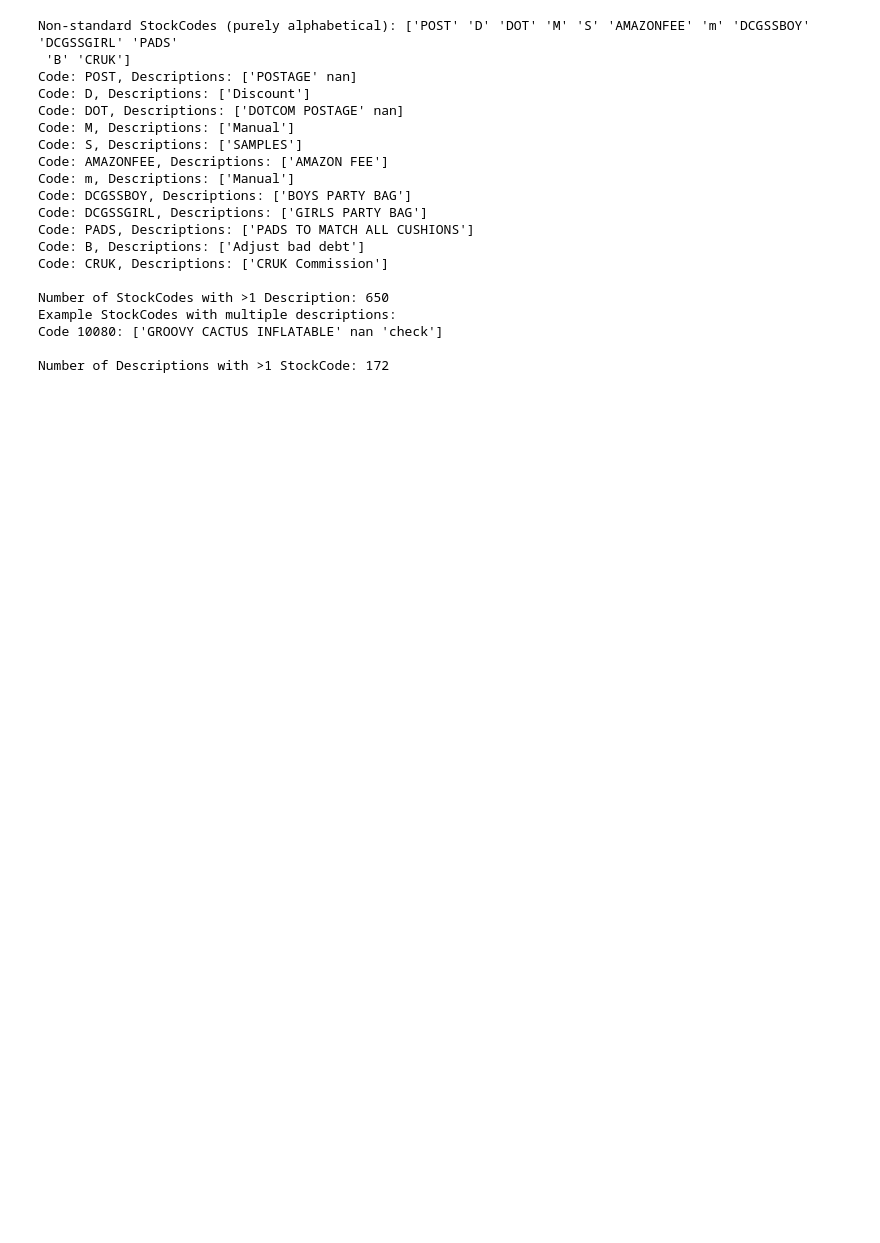
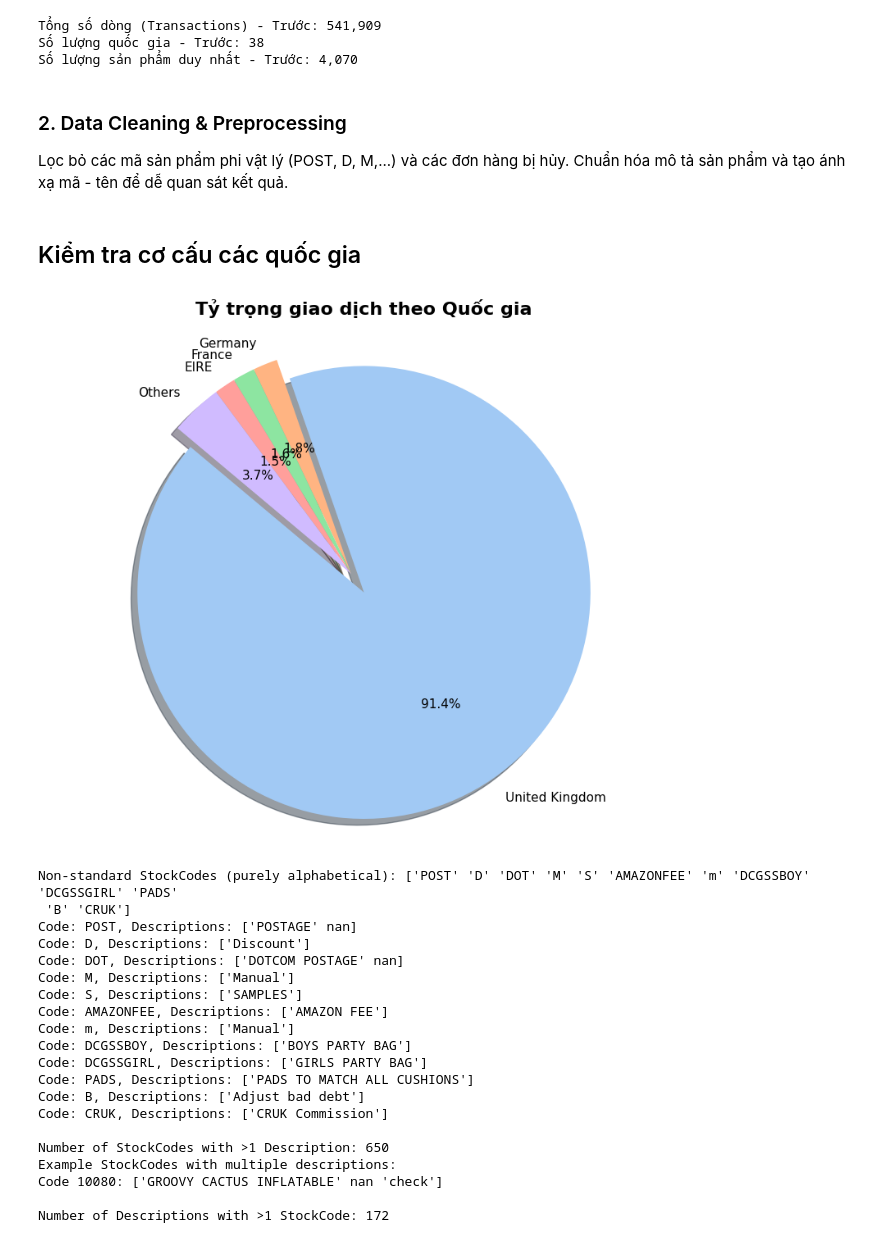
Before and after one commit to tiennam-nguyen/Market-Basket-Analysis-Retail, a Jupyter notebook: online-retail-transaction.ipynb, the cells around one changed output. Saved outputs shown, nothing was run; the diff lists cells and outputs as text; code cells hidden in the pictures; blank space fills up the shorter version.

```diff
--- a/online-retail-transaction.ipynb
+++ b/online-retail-transaction.ipynb
@@ -1 +23,62 @@
+# %%
+import pandas as pd
+import os
+
+path = '/kaggle/input/datasets/ulrikthygepedersen/online-retail-dataset/online_retail.csv' if os.path.exists('/kaggle') else 'online_retail.csv'
+df = pd.read_csv(path, encoding='latin1')
+
+print(f"Tổng số dòng (Transactions) - Trước: {len(df):,}")
+print(f"Số lượng quốc gia - Trước: {df['Country'].nunique()}")
+print(f"Số lượng sản phẩm duy nhất - Trước: {df['StockCode'].nunique():,}")
+# %% [output]
+Tổng số dòng (Transactions) - Trước: 541,909
+Số lượng quốc gia - Trước: 38
+Số lượng sản phẩm duy nhất - Trước: 4,070
+# %% [markdown]
+### 2. Data Cleaning & Preprocessing
+Lọc bỏ các mã sản phẩm phi vật lý (POST, D, M,...) và các đơn hàng bị hủy. Chuẩn hóa mô tả sản phẩm và tạo ánh xạ mã - tên để dễ quan sát kết quả.
+# %% [markdown]
+## Kiểm tra cơ cấu các quốc gia
+# %%
+import matplotlib.pyplot as plt
+import pandas as pd
+import seaborn as sns
+import warnings
+warnings.filterwarnings('ignore', category=FutureWarning)
+# --- TỔNG QUAN VỀ QUỐC GIA (Overview EDA) ---
+# Đếm số lượng dòng dữ liệu (hoặc giao dịch) của từng quốc gia
+country_counts = df['Country'].value_counts()
+
+# Tính ngưỡng 1% tổng số giao dịch
+threshold = 0.01 * country_counts.sum()
+
+# Tách nhóm các quốc gia lớn (>1%) và gom các quốc gia nhỏ (<1%) thành 'Others'
+main_countries = country_counts[country_counts >= threshold]
+other_countries_sum = country_counts[country_counts < threshold].sum()
+other_countries = pd.Series([other_countries_sum], index=['Others'])
+
+# Gộp dữ liệu để vẽ
+plot_data = pd.concat([main_countries, other_countries])
+
+# Vẽ biểu đồ Pie Chart
+plt.figure(figsize=(10, 8))
+colors = sns.color_palette('pastel')[0:len(plot_data)]
+
+# Tạo pie chart với shadow và explode để làm nổi bật UK
+explode = [0.1 if index == 'United Kingdom' else 0 for index in plot_data.index]
+
+plt.pie(plot_data,
+        labels=plot_data.index,
+        autopct='%1.1f%%',
+        startangle=140,
+        colors=colors,
+        explode=explode,
+        shadow=True,
+        textprops={'fontsize': 11})
+
+plt.title('Tỷ trọng giao dịch theo Quốc gia', fontsize=16, fontweight='bold', pad=20)
+plt.axis('equal')  # Đảm bảo biểu đồ tròn đều
+plt.show()
+# %% [output]
+[figure, added]
 # %%
```
Also changed, not shown: parts of 20 cells of this notebook.
